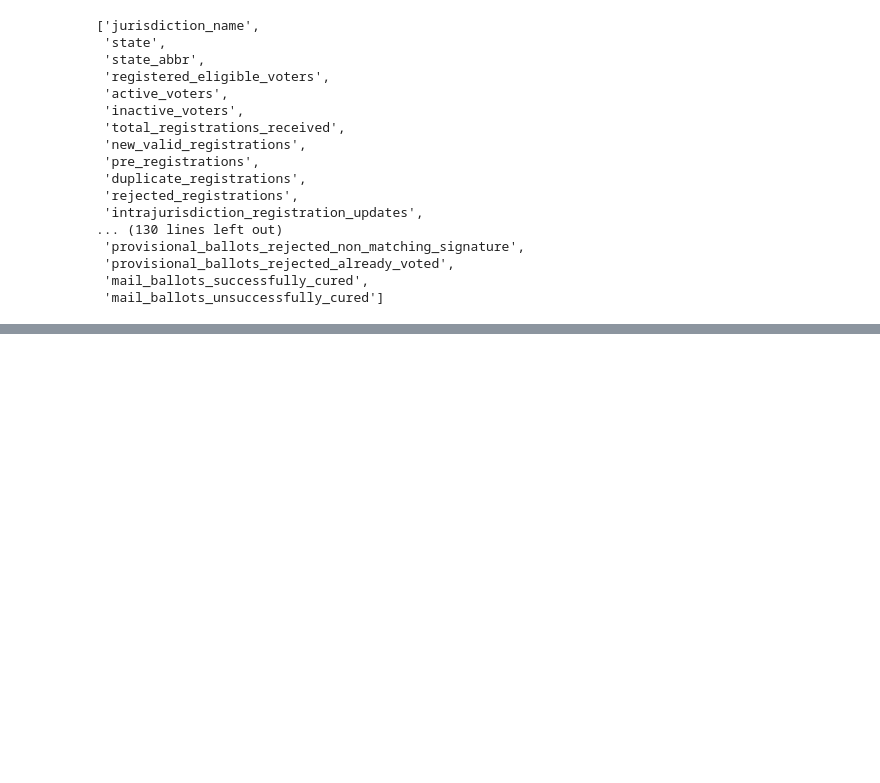
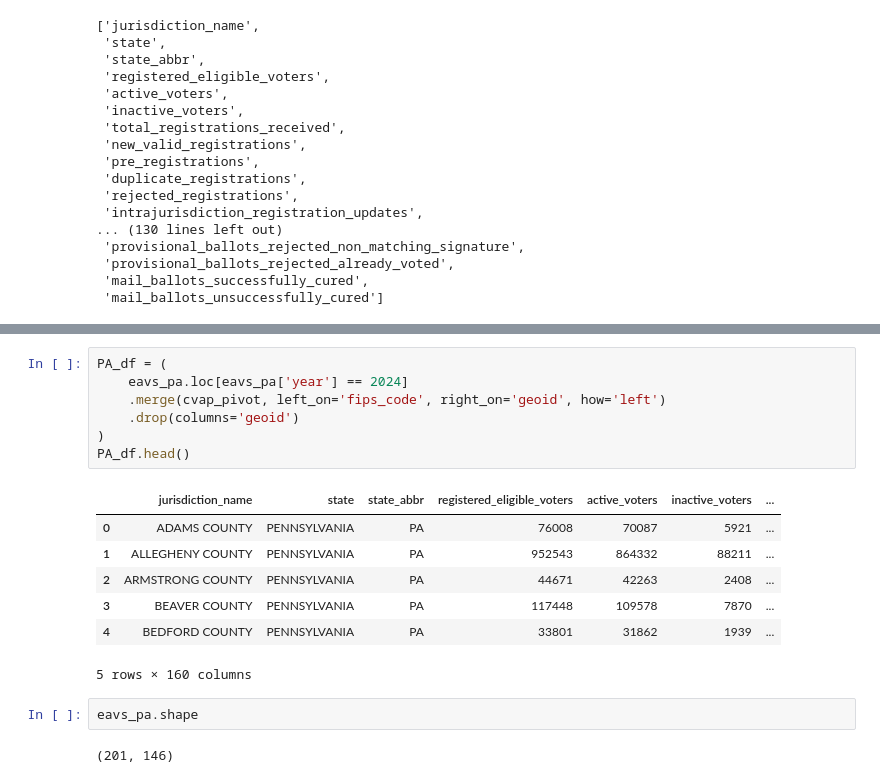
Before and after one commit to ruggbk/eavs_clc, a Jupyter notebook: notebooks/eda_penn_voter_participation.ipynb, the cells around one changed output, grey strips where cells are left out. Saved outputs shown, nothing was run; the diff lists cells and outputs as text; blank space fills up the shorter version.

```diff
--- a/notebooks/eda_penn_voter_participation.ipynb
+++ b/notebooks/eda_penn_voter_participation.ipynb
@@ -112,0 +148,19 @@ eavs_pa.columns.tolist()
+# %%
+PA_df = (
+    eavs_pa.loc[eavs_pa['year'] == 2024]
+    .merge(cvap_pivot, left_on='fips_code', right_on='geoid', how='left')
+    .drop(columns='geoid')
+)
+PA_df.head()
+# %% [output]
+|  | jurisdiction_name | state | state_abbr | registered_eligible_voters | active_voters | inactive_voters | ... |
+| 0 | ADAMS COUNTY | PENNSYLVANIA | PA | 76008 | 70087 | 5921 | ... |
+| 1 | ALLEGHENY COUNTY | PENNSYLVANIA | PA | 952543 | 864332 | 88211 | ... |
+| 2 | ARMSTRONG COUNTY | PENNSYLVANIA | PA | 44671 | 42263 | 2408 | ... |
+| 3 | BEAVER COUNTY | PENNSYLVANIA | PA | 117448 | 109578 | 7870 | ... |
+| 4 | BEDFORD COUNTY | PENNSYLVANIA | PA | 33801 | 31862 | 1939 | ... |
+5 rows × 160 columns
+# %%
+eavs_pa.shape
+# %% [output]
+(201, 146)
```
Also changed, not shown: parts of 6 cells of this notebook, 2 other files.
